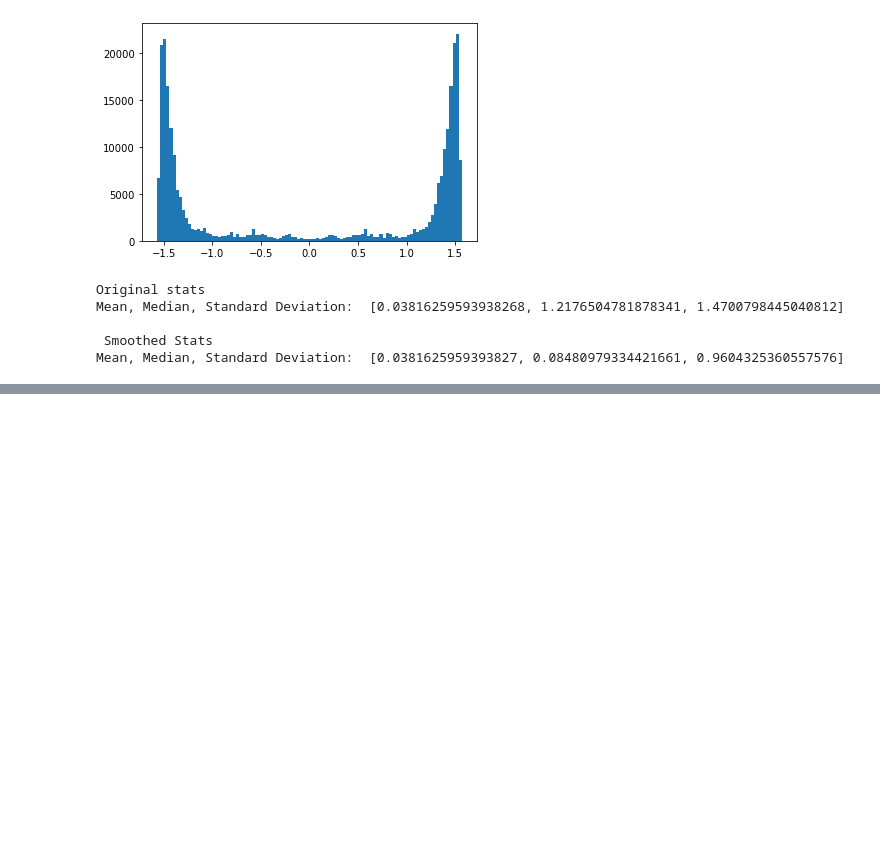
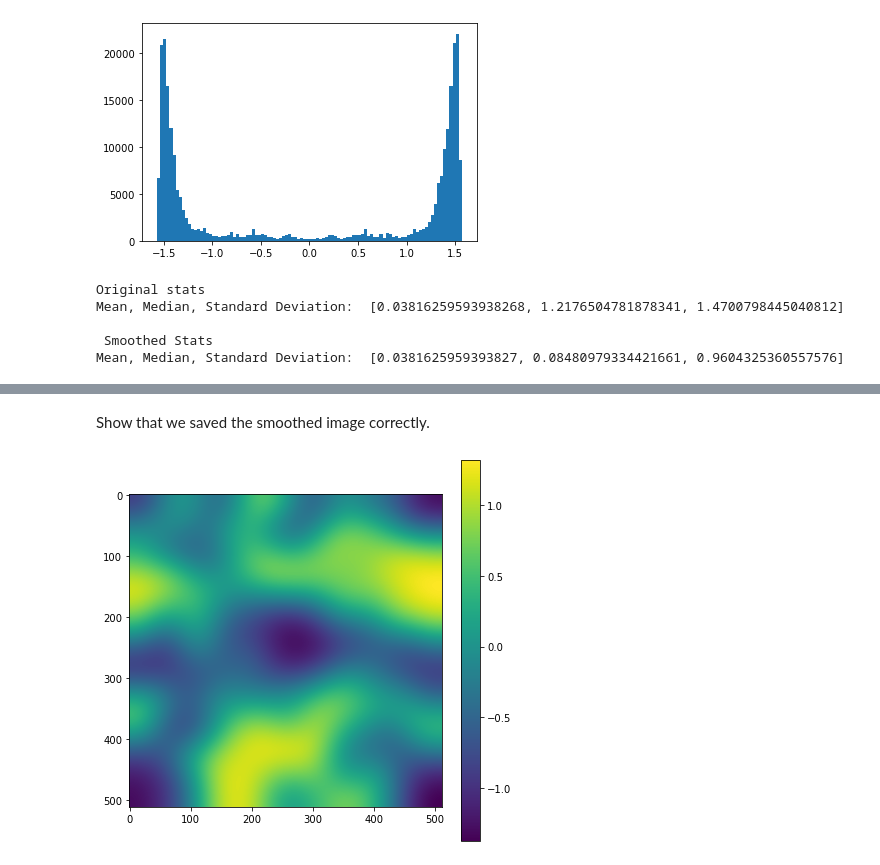
Before and after one commit to parkji30/PyDCF, a Jupyter notebook: testing/Gaussian Smoothing.ipynb, the cells around one changed output, grey strips where cells are left out. Drawn from its saved outputs; the diff is of its cells as text; code cells hidden in the pictures; blank space fills up the shorter version.

```diff
--- a/testing/Gaussian Smoothing.ipynb
+++ b/testing/Gaussian Smoothing.ipynb
@@ -94,0 +142,7 @@ Mean, Median, Standard Deviation:  [0.0381625959393827, 0.08480979334421661, 0.9
+# %% [markdown]
+Show that we saved the smoothed image correctly.
+# %%
+test = fits.open("L1M10_065.fits")[0].data
+Imshow(test)
+# %% [output]
+[figure, added]
```
Also changed, not shown: parts of 6 cells of this notebook, 3 other files.
